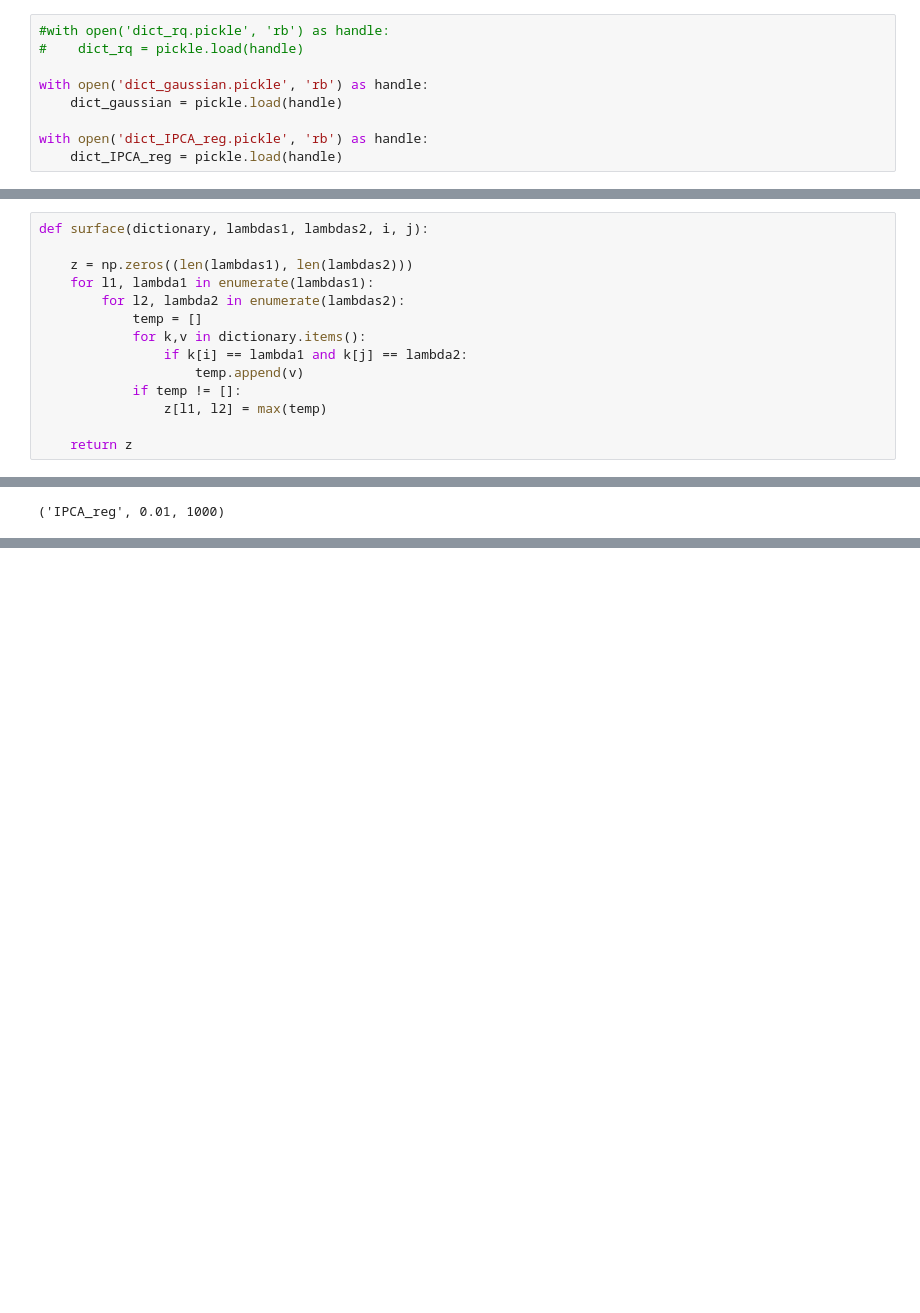
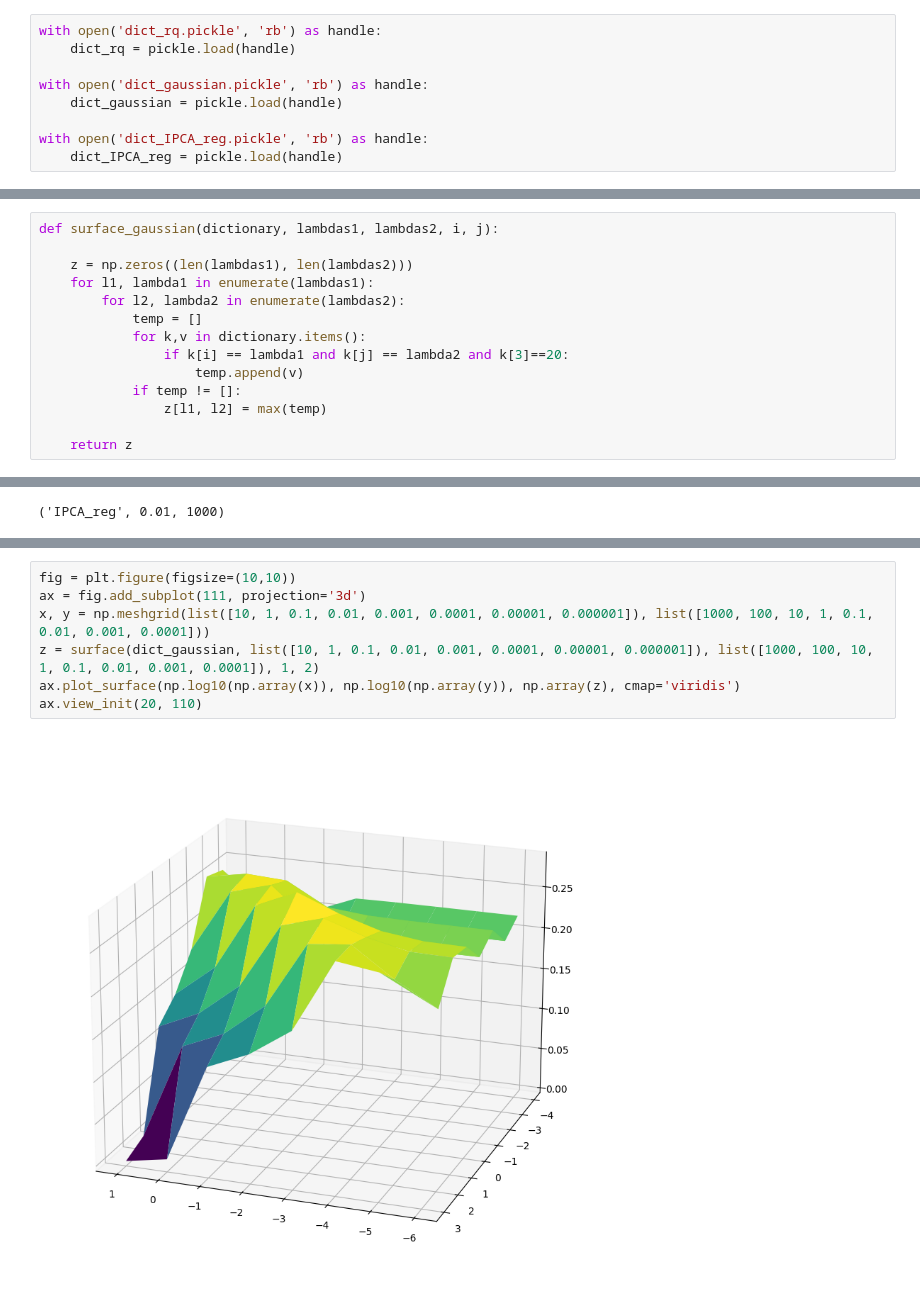
Before and after one commit to matteoferrazzi/ML-project-2, a Jupyter notebook: run.ipynb, the cells around one changed output, grey strips where cells are left out. Saved outputs shown, nothing was run; the diff lists cells and outputs as text; blank space fills up the shorter version.

```diff
--- a/run.ipynb
+++ b/run.ipynb
@@ -25,8 +25,8 @@ start_date = 20000000
 ending_date = 20060000
 data, ret = dc.download_clean_data(folder_path, start_date, ending_date,N)
 # %%
-#with open('dict_rq.pickle', 'rb') as handle:
-#    dict_rq = pickle.load(handle)
+with open('dict_rq.pickle', 'rb') as handle:
+    dict_rq = pickle.load(handle)
 
 with open('dict_gaussian.pickle', 'rb') as handle:
     dict_gaussian = pickle.load(handle)
@@ -56,12 +56,12 @@ dict_gaussian
 # %%
-def surface(dictionary, lambdas1, lambdas2, i, j):
+def surface_gaussian(dictionary, lambdas1, lambdas2, i, j):
 
     z = np.zeros((len(lambdas1), len(lambdas2)))
     for l1, lambda1 in enumerate(lambdas1):
         for l2, lambda2 in enumerate(lambdas2):
             temp = []
             for k,v in dictionary.items():
-                if k[i] == lambda1 and k[j] == lambda2:
+                if k[i] == lambda1 and k[j] == lambda2 and k[3]==20:
                     temp.append(v)
             if temp != []:
                 z[l1, l2] = max(temp)
@@ -82,0 +103,9 @@ max(dict_IPCA_reg, key=dict_IPCA_reg.get)
+# %%
+fig = plt.figure(figsize=(10,10))
+ax = fig.add_subplot(111, projection='3d')
+x, y = np.meshgrid(list([10, 1, 0.1, 0.01, 0.001, 0.0001, 0.00001, 0.000001]), list([1000, 100, 10, 1, 0.1, 0.01, 0.001, 0.0001]))
+z = surface(dict_gaussian, list([10, 1, 0.1, 0.01, 0.001, 0.0001, 0.00001, 0.000001]), list([1000, 100, 10, 1, 0.1, 0.01, 0.001, 0.0001]), 1, 2)
+ax.plot_surface(np.log10(np.array(x)), np.log10(np.array(y)), np.array(z), cmap='viridis')
+ax.view_init(20, 110)
+# %% [output]
+[figure, added]
```
Also changed, not shown: parts of 5 cells of this notebook, 4 other files.
